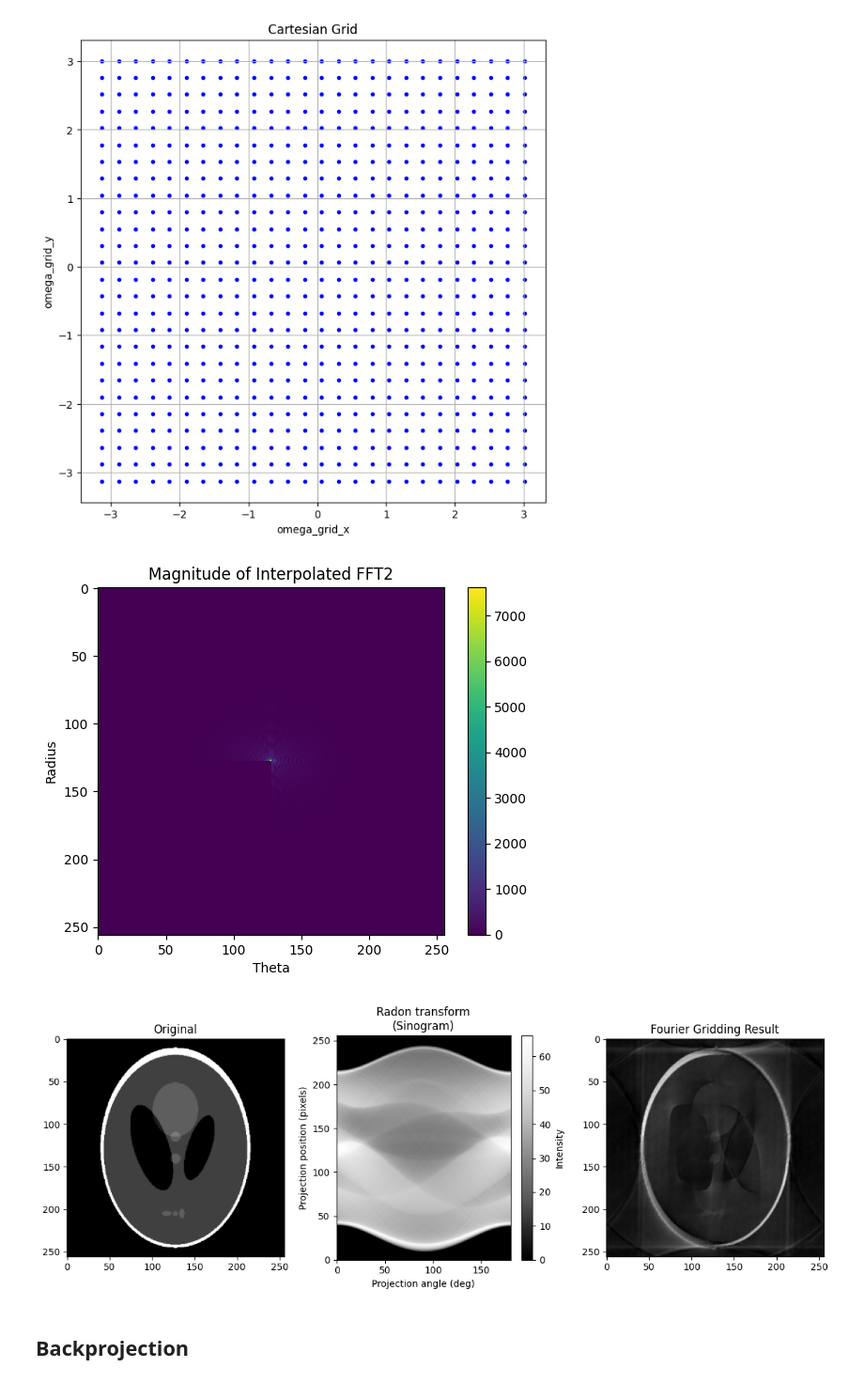
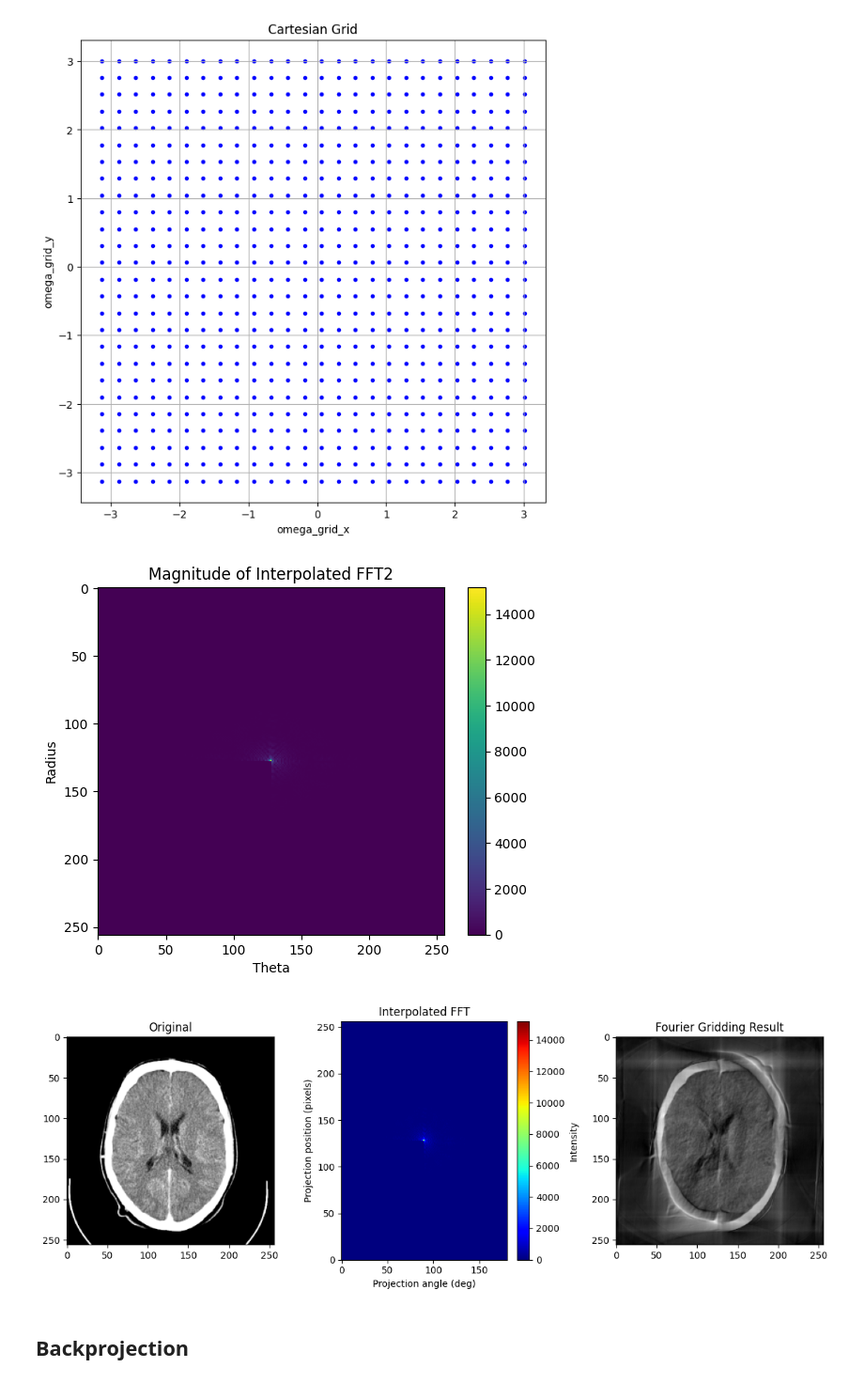
Before and after one commit to GivralNguyen/Python-Medical-Analytical-Tomographic-Image-Reconstruction, a Jupyter notebook: tutorial.ipynb, the cells around one changed output. Shown at 94% size. Cells and saved outputs as stored; diff of their text form; code cells hidden in the pictures.

Commit message:
use brain image

```diff
--- a/tutorial.ipynb
+++ b/tutorial.ipynb
@@ -53,8 +53,8 @@ Radon transform on Shepp Logan
 # %%
 # Generate Phantom
 # phantom = DataGenerator.generate_disk(size, radius, center)
-phantom = DataGenerator.load_shepp_logan_phantom()
-# phantom = DataGenerator.load_image('data/brain.png')
+# phantom = DataGenerator.load_shepp_logan_phantom()
+phantom = DataGenerator.load_image('data/brain.png')
 # Plot
 fig, (ax1, ax2, ax3) = plt.subplots(1, 3, figsize=(15, 4))
 ax1.set_title("Original")
@@ -157,38 +157,38 @@ plt.xlabel('Theta')
 plt.ylabel('Radius')
 plt.show()
 # %% [output]
-[figure, old version]
+[figure, new version]
 # %%
 from fourier_gridding import inverse_2D_FT
 
 # Perform the inverse operations
 I = inverse_2D_FT(FFT2)
 
 # Original Image
 fig, (ax1, ax2, ax3) = plt.subplots(1, 3, figsize=(12, 4.5))
 
 ax1.set_title("Original")
 ax1.imshow(phantom, cmap=plt.cm.Greys_r)
 
-ax2.set_title("Radon transform\n(Sinogram)")
+ax2.set_title("Interpolated FFT")
 ax2.set_xlabel("Projection angle (deg)")
 ax2.set_ylabel("Projection position (pixels)")
-cax = ax2.imshow(sinogram, cmap=plt.cm.Greys_r,
+cax = ax2.imshow(np.abs(FFT2), cmap=plt.cm.jet,
                  extent=(-dx, 180.0 + dx, -dy, sinogram.shape[0] + dy),
                  aspect='auto')
 
 # Add color bar
 cbar2 = plt.colorbar(cax, ax=ax2)
 cbar2.set_label('Intensity')
 
 # Fourier Gridding  Result
 ax3.set_title('Fourier Gridding Result')
 ax3.imshow(np.abs(I), cmap='gray')
 
 fig.tight_layout()
 plt.show()
 # %% [output]
-[figure, old version]
+[figure, new version]
 # %% [markdown]
 ## Backprojection
 # %%
```
Also changed, not shown: parts of 8 cells of this notebook, 1 other file.
